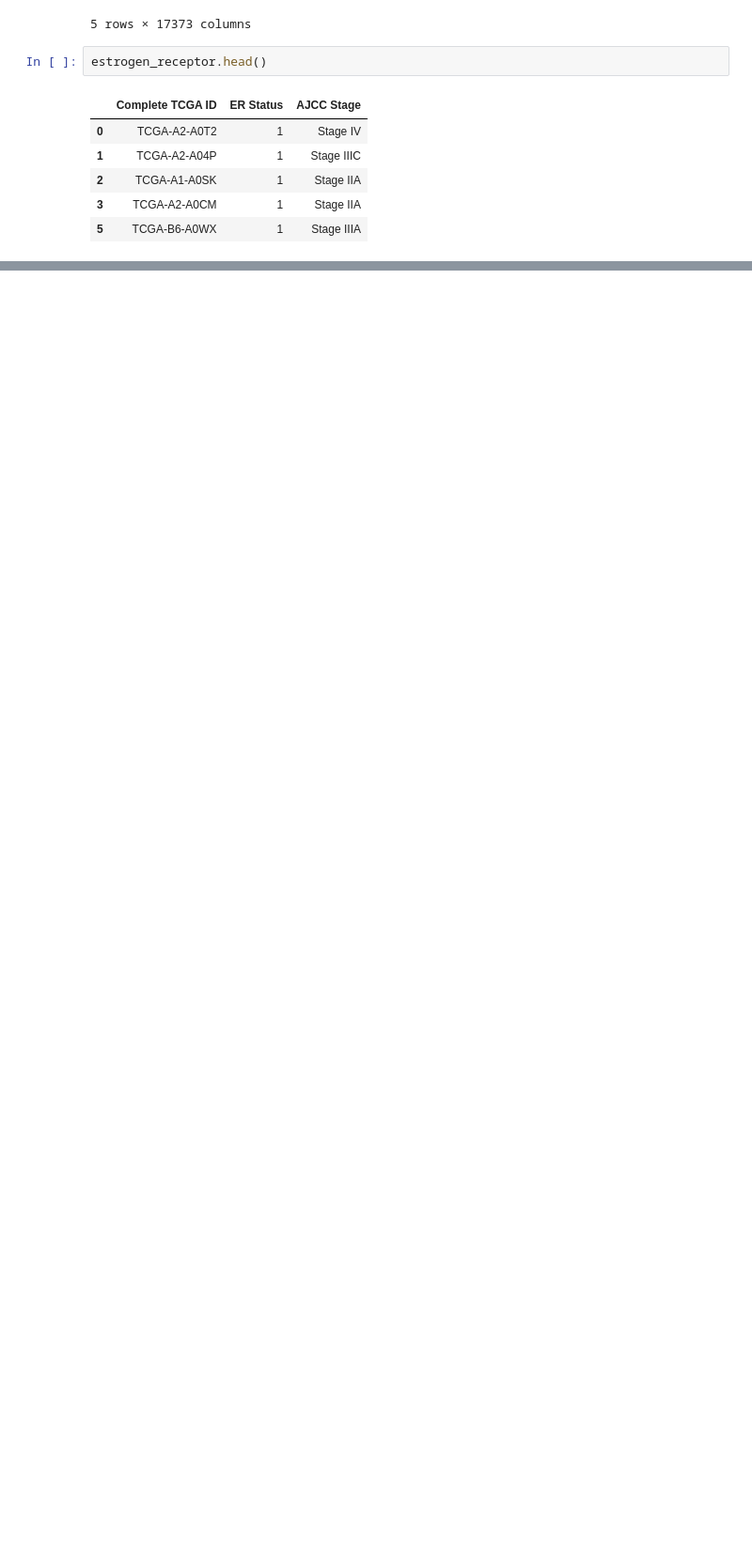
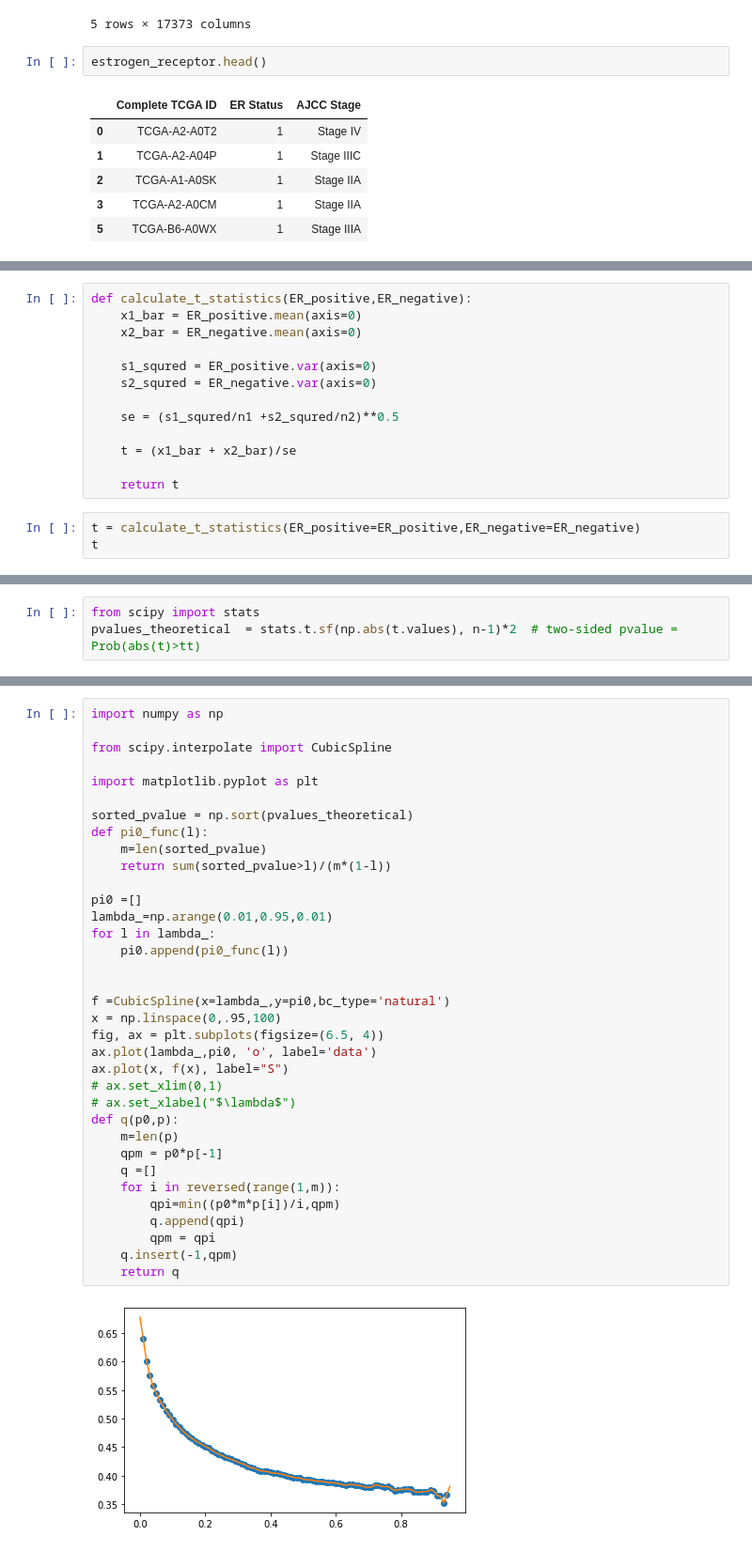
Before and after one commit to guutama/Statistical-significance-for-genomewide-studies, a Jupyter notebook: fdr_estimation.ipynb, the cells around one changed output, grey strips where cells are left out. Shown at 94% size. Cells and saved outputs as stored; diff of their text form; blank space fills up the shorter version.

```diff
--- a/fdr_estimation.ipynb
+++ b/fdr_estimation.ipynb
@@ -82,0 +112,16 @@ NameError: name 'plot_std_histogram' is not defined
+# %%
+def calculate_t_statistics(ER_positive,ER_negative):
+    x1_bar = ER_positive.mean(axis=0)
+    x2_bar = ER_negative.mean(axis=0)
+
+    s1_squred = ER_positive.var(axis=0)
+    s2_squred = ER_negative.var(axis=0)
+
+    se = (s1_squred/n1 +s2_squred/n2)**0.5
+
+    t = (x1_bar + x2_bar)/se
+
+    return t
+# %%
+t = calculate_t_statistics(ER_positive=ER_positive,ER_negative=ER_negative)
+t
@@ -82,0 +155,3 @@ NameError: name 'plot_std_histogram' is not defined
+# %%
+from scipy import stats
+pvalues_theoretical  = stats.t.sf(np.abs(t.values), n-1)*2  # two-sided pvalue = Prob(abs(t)>tt)
@@ -82,0 +169,37 @@ NameError: name 'plot_std_histogram' is not defined
+# %%
+import numpy as np
+
+from scipy.interpolate import CubicSpline
+
+import matplotlib.pyplot as plt
+
+sorted_pvalue = np.sort(pvalues_theoretical)
+def pi0_func(l):
+    m=len(sorted_pvalue)
+    return sum(sorted_pvalue>l)/(m*(1-l))
+
+pi0 =[]
+lambda_=np.arange(0.01,0.95,0.01)
+for l in lambda_:
+    pi0.append(pi0_func(l))
+
+
+f =CubicSpline(x=lambda_,y=pi0,bc_type='natural')
+x = np.linspace(0,.95,100)
+fig, ax = plt.subplots(figsize=(6.5, 4))
+ax.plot(lambda_,pi0, 'o', label='data')
+ax.plot(x, f(x), label="S")
+# ax.set_xlim(0,1)
+# ax.set_xlabel("$\lambda$")
+def q(p0,p):
+    m=len(p)
+    qpm = p0*p[-1]
+    q =[]
+    for i in reversed(range(1,m)):
+        qpi=min((p0*m*p[i])/i,qpm)
+        q.append(qpi)
+        qpm = qpi
+    q.insert(-1,qpm)
+    return q
+# %% [output]
+[figure, added]
```
Also changed, not shown: parts of 16 cells of this notebook.
